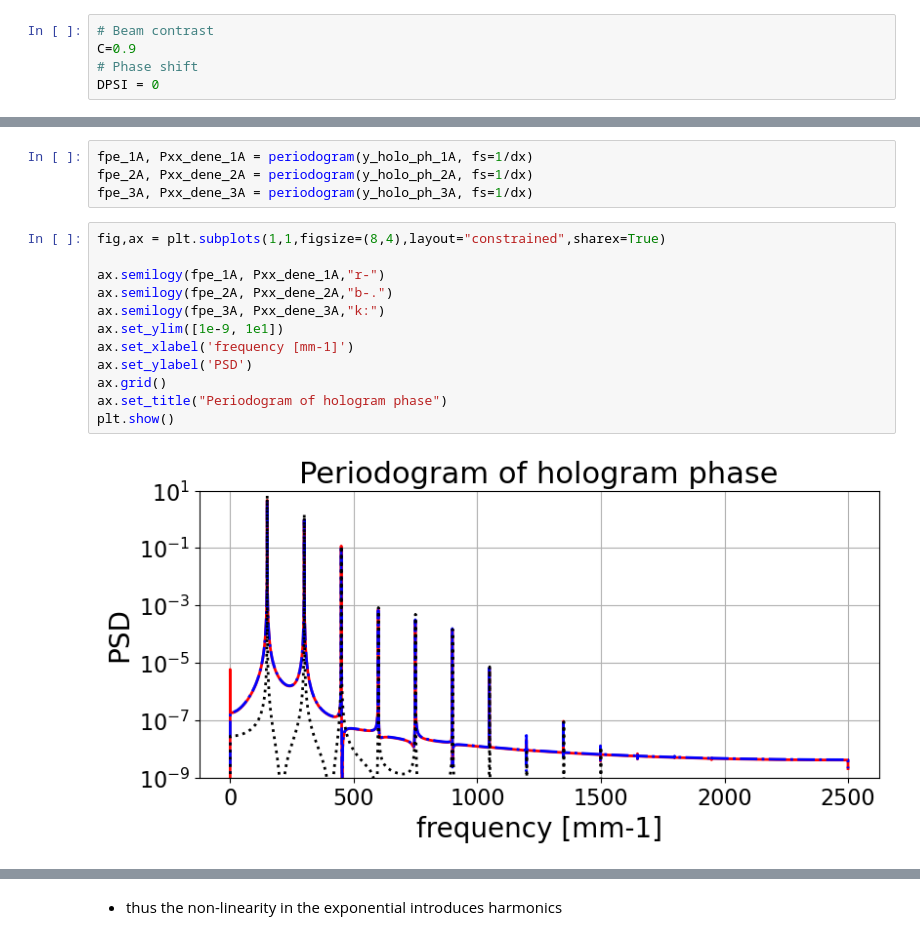
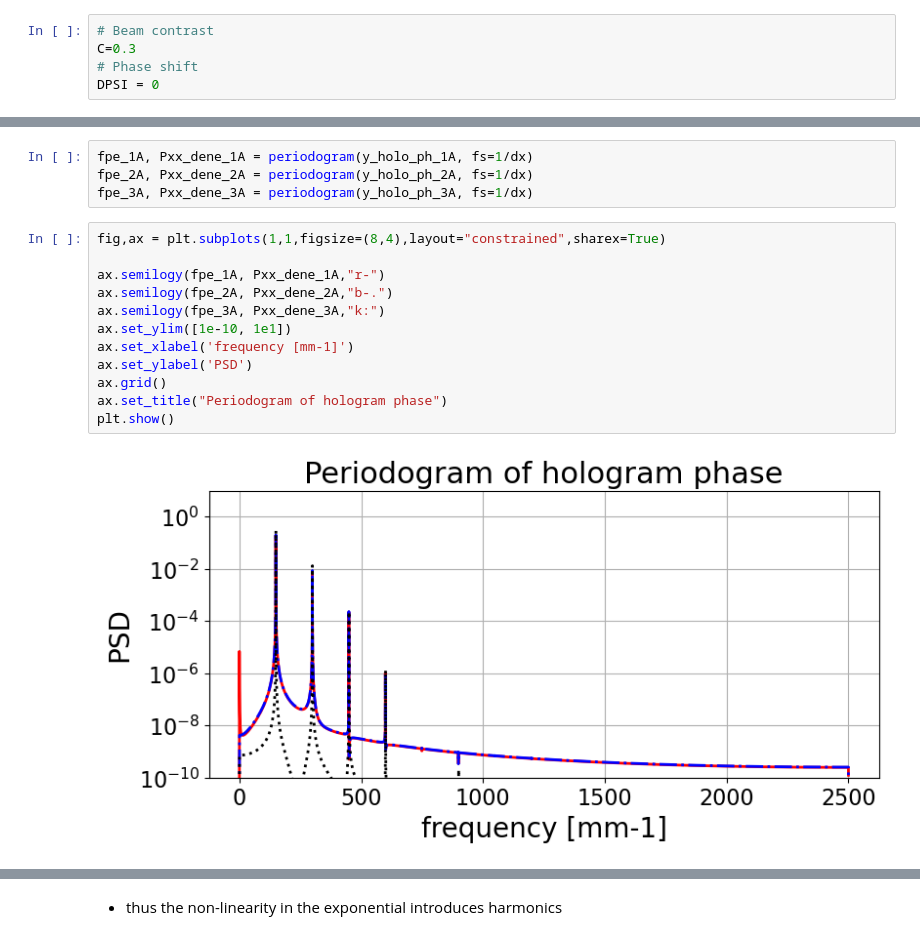
Before and after one commit to sylvielsstfr/AuxtelPSFpoppy, a Jupyter notebook: docs/notebooks/introdiffraction/06_EmulationInterferenceTwoSources.ipynb, the cells around one changed output, grey strips where cells are left out. Cells and saved outputs as stored; diff of their text form.

```diff
--- a/docs/notebooks/introdiffraction/06_EmulationInterferenceTwoSources.ipynb
+++ b/docs/notebooks/introdiffraction/06_EmulationInterferenceTwoSources.ipynb
@@ -328,7 +328,7 @@ else:
 ## Plot Interference pattern and differences
 # %%
 # Beam contrast
-C=0.9
+C=0.3
 # Phase shift
 DPSI = 0
 # %% [markdown]
@@ -622,17 +622,17 @@ fpe_3A, Pxx_dene_3A = periodogram(y_holo_ph_3A, fs=1/dx)
 # %%
 fig,ax = plt.subplots(1,1,figsize=(8,4),layout="constrained",sharex=True)
 
 ax.semilogy(fpe_1A, Pxx_dene_1A,"r-")
 ax.semilogy(fpe_2A, Pxx_dene_2A,"b-.")
 ax.semilogy(fpe_3A, Pxx_dene_3A,"k:")
-ax.set_ylim([1e-9, 1e1])
+ax.set_ylim([1e-10, 1e1])
 ax.set_xlabel('frequency [mm-1]')
 ax.set_ylabel('PSD')
 ax.grid()
 ax.set_title("Periodogram of hologram phase")
 plt.show()
 # %% [output]
-[figure, old version]
+[figure, new version]
 # %%
 fig,axs = plt.subplots(1,3,figsize=(18,5),layout="constrained",sharex=True,sharey=True)
 ax1,ax2,ax3 = axs.flatten()
```
Also changed, not shown: parts of 12 cells of this notebook, 4 other files.
